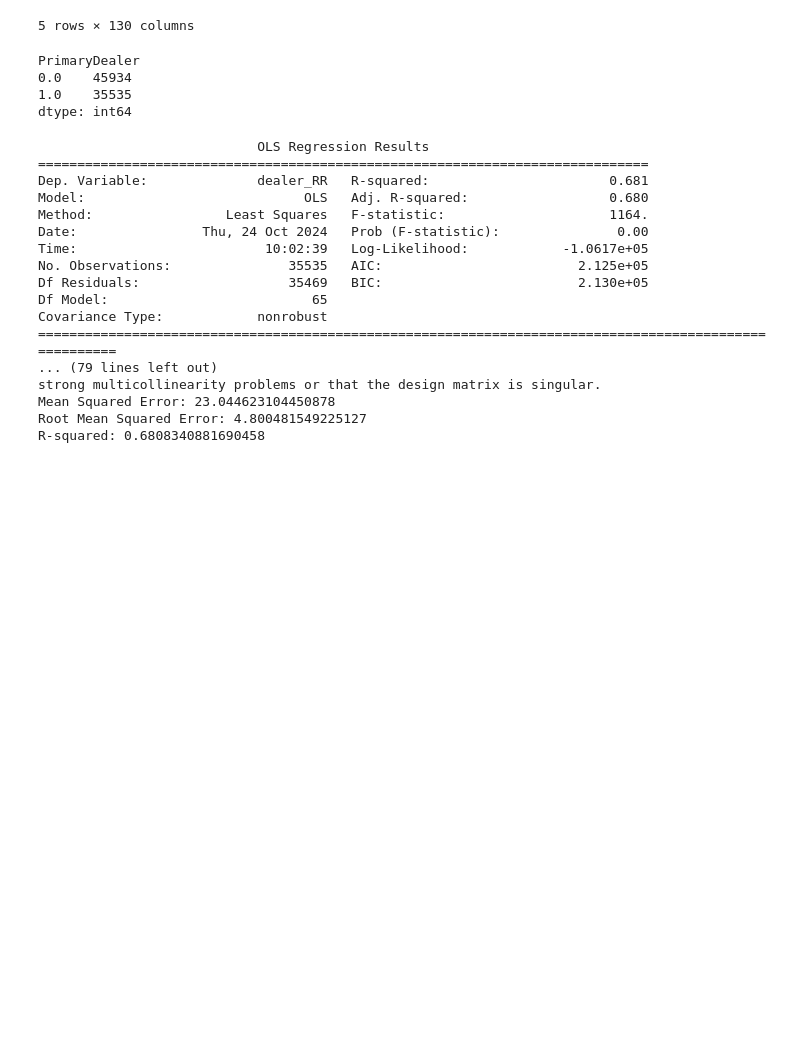
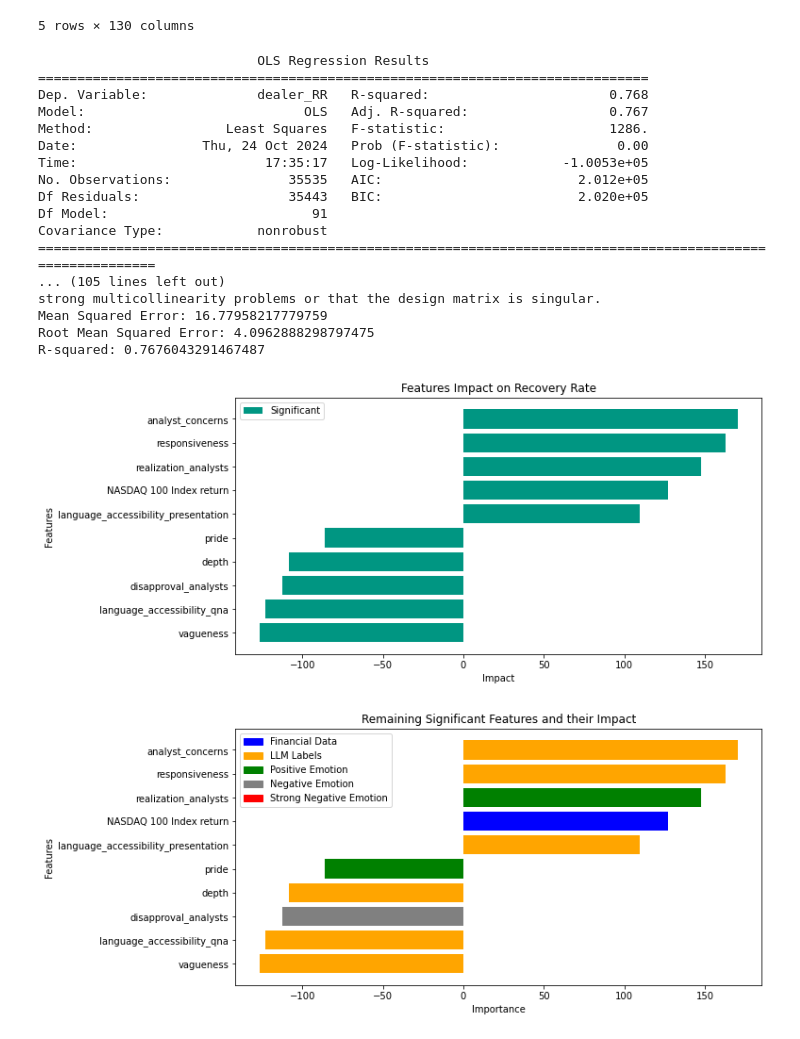
Before and after one commit to constantin1101/LLM_CreditorRRPrediction, a Jupyter notebook: dealer_analysis.ipynb, the cells around one changed output. Cells and saved outputs as stored; diff of their text form; code cells hidden in the pictures; blank space fills up the shorter version.

```diff
--- a/dealer_analysis.ipynb
+++ b/dealer_analysis.ipynb
@@ -114,6 +112,8 @@ analyst_emotions = []
 for i in emotions:
     analyst_emotions.append(i + '_analysts')
 # %%
+SEPARATE = False
+
 presentation_analysis.rename(columns={'language_accessibility': 'language_accessibility_presentation'}, inplace=True)
 qna_analysis.rename(columns={'language_accessibility': 'language_accessibility_qna'}, inplace=True)
 
@@ -131,11 +131,12 @@ llm_output = pd.merge(presentation_analysis, qna_analysis, on='call_ID', how='le
 llm_output = pd.merge(llm_output, emotions_presentation, on='call_ID', how='left')
 llm_output = pd.merge(llm_output, emotions_qna, on='call_ID', how='left')
 
-for emotion in emotions:
-    llm_output[emotion] = llm_output[f'{emotion}_x'] + llm_output[f'{emotion}_y']
-    llm_output.drop([f'{emotion}_x', f'{emotion}_y'], axis=1, inplace=True)
-    scaler = MinMaxScaler()
-    llm_output[emotion] = scaler.fit_transform(llm_output[[emotion]])
+if not SEPARATE:
+    for emotion in emotions:
+        llm_output[emotion] = llm_output[f'{emotion}_x'] + llm_output[f'{emotion}_y']
+        llm_output.drop([f'{emotion}_x', f'{emotion}_y'], axis=1, inplace=True)
+        scaler = MinMaxScaler()
+        llm_output[emotion] = scaler.fit_transform(llm_output[[emotion]])
 
 llm_output = pd.merge(llm_output, emotions_analysts, on='call_ID', how='left')
 
@@ -191,10 +192,3 @@ supporting_features_2 = [
     'Intangibility',
     'Receivables1',
 ]
-# %%
-dealer_df.value_counts('PrimaryDealer')
-# %% [output]
-PrimaryDealer
-0.0    45934
-1.0    35535
-dtype: int64
@@ -201,11 +332,10 @@ dtype: int64
 # %%
-'''SET PRIMARY DEALER'''
-PRIMARY = True
+'''SET FEATURES'''
 
 # Select the supporting features, nlp_lables, and RR from final_df
-final_df = dealer_df[['dealer_RR', 'PrimaryDealer', 'transaction_chain_length']
-                    #+ supporting_features_1
-                    #+ supporting_features_2
+selected_df = dealer_df[['dealer_RR', 'PrimaryDealer', 'transaction_chain_length']
+                    + supporting_features_1
+                    + supporting_features_2
                     + presentation_labels
                     + qna_labels
                     #+ qna_mgmt
@@ -215,51 +345,53 @@ final_df = dealer_df[['dealer_RR', 'PrimaryDealer', 'transaction_chain_length']
                     ]
 
 # reset index
-final_df = final_df.reset_index(drop=True)
-
-if PRIMARY:
-    final_df = final_df[final_df['PrimaryDealer'] == 1]
-else:
-    final_df = final_df[final_df['PrimaryDealer'] == 0]
+selected_df_df = selected_df.reset_index(drop=True)
 # %%
 '''Dealer Recovery Rate Prediction'''
- # In-Sample-Regression: Recovery Rate
+'''PRIMARY DEALER'''
+final_df = selected_df[selected_df['PrimaryDealer'] == 1]
+
 y_train, y_test = final_df['dealer_RR'], final_df['dealer_RR']
 X_train, X_test = final_df.drop(columns=['dealer_RR', 'PrimaryDealer', 'transaction_chain_length']), final_df.drop(columns=['dealer_RR', 'PrimaryDealer', 'transaction_chain_length'])
 
 X_train = sm.add_constant(X_train)
 X_test = sm.add_constant(X_test)
 
 # Fit the model
 model = sm.OLS(y_train, X_train).fit()
 
 # Print the summary of the model which includes p-values and significance levels
 print(model.summary())
 
 # Make predictions
 y_pred = model.predict(X_test)
 
 # Compute and print evaluation metrics
 mse = mean_squared_error(y_test, y_pred)
 r2 = r2_score(y_test, y_pred)
 print(f"Mean Squared Error: {mse}")
 print(f"Root Mean Squared Error: {np.sqrt(mse)}")
 print(f"R-squared: {r2}")
+
+create_significant_chart(model)
+create_colored_chart(model)
 # %% [output]
                             OLS Regression Results
 ==============================================================================
-Dep. Variable:              dealer_RR   R-squared:                       0.681
-Model:                            OLS   Adj. R-squared:                  0.680
-Method:                 Least Squares   F-statistic:                     1164.
+Dep. Variable:              dealer_RR   R-squared:                       0.768
+Model:                            OLS   Adj. R-squared:                  0.767
+Method:                 Least Squares   F-statistic:                     1286.
 Date:                Thu, 24 Oct 2024   Prob (F-statistic):               0.00
-Time:                        10:02:39   Log-Likelihood:            -1.0617e+05
-No. Observations:               35535   AIC:                         2.125e+05
-Df Residuals:                   35469   BIC:                         2.130e+05
-Df Model:                          65
+Time:                        17:35:17   Log-Likelihood:            -1.0053e+05
+No. Observations:               35535   AIC:                         2.012e+05
+Df Residuals:                   35443   BIC:                         2.020e+05
+Df Model:                          91
 Covariance Type:            nonrobust
-=======================================================================================================
-... (79 lines left out)
+============================================================================================================
+... (105 lines left out)
 strong multicollinearity problems or that the design matrix is singular.
-Mean Squared Error: 23.044623104450878
-Root Mean Squared Error: 4.800481549225127
-R-squared: 0.6808340881690458
+Mean Squared Error: 16.77958217779759
+Root Mean Squared Error: 4.0962888298797475
+R-squared: 0.7676043291467487
+[figure, added]
+[figure, added]
```
Also changed, not shown: parts of 13 cells of this notebook, 5 other files.
